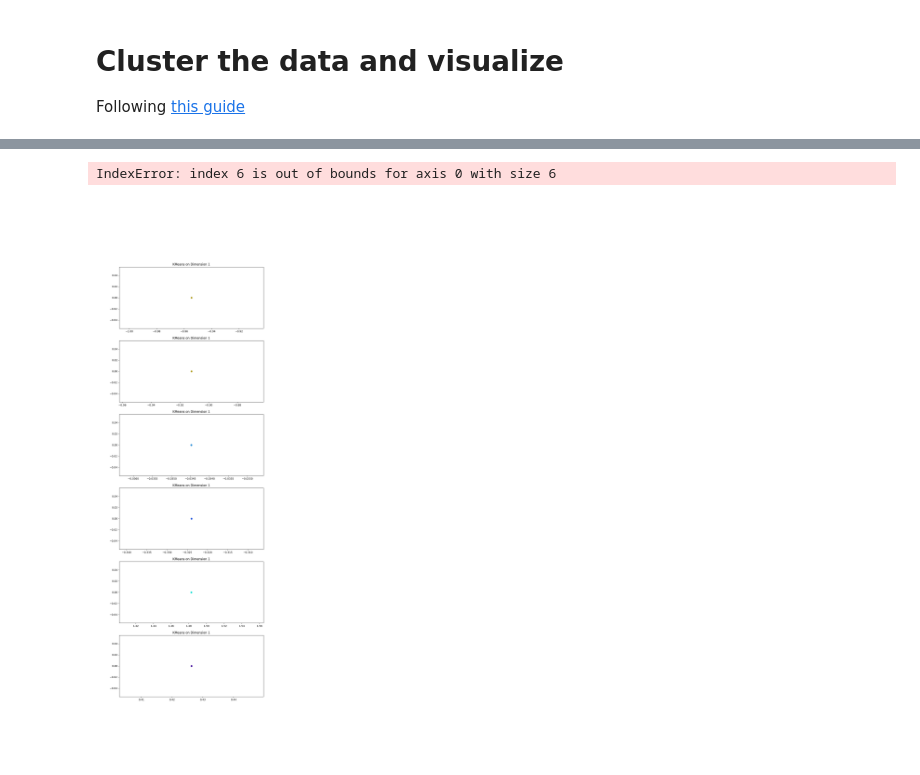
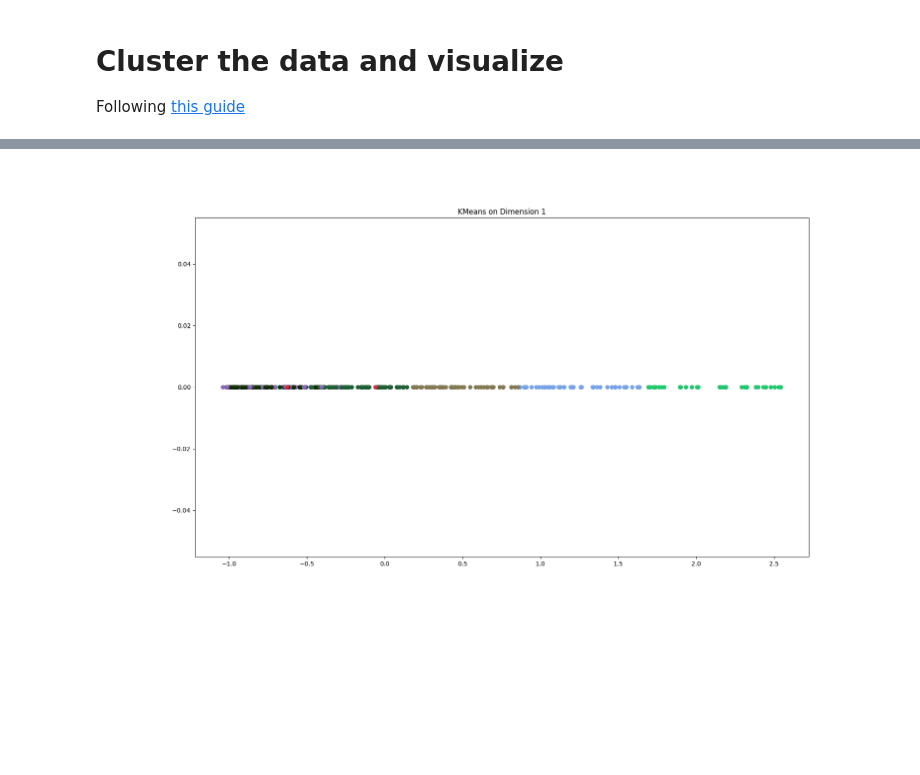
Before and after one commit to Lev-Stambler/math_cluster, a Jupyter notebook: py/cluster.ipynb, the cells around one changed output, grey strips where cells are left out. Saved outputs shown, nothing was run; the diff lists cells and outputs as text; code cells hidden in the pictures; blank space fills up the shorter version.

Commit message:
clustersize

```diff
--- a/py/cluster.ipynb
+++ b/py/cluster.ipynb
@@ -36,5 +37,6 @@ file_path = f"data_store/embeddings_seed_69420_size_10000.json"
 embeddings: List[Tuple[str, List[float]]] = json.load(open(file_path, "r"))
 
 N_CLUSTERS = 10
-N_DIMS = 4
+N_DIMS = 128
+SEED = 69420
 df, label, u_labels = cluster.cluster(embeddings, n_clusters=N_CLUSTERS, dimensions=N_DIMS)
@@ -61,53 +43,4 @@ Requirement already satisfied: six in /home/lev/.local/lib/python3.9/site-packag
 # %%
-np.random.seed(69_420)
-choices = np.random.choice(np.arange(len(df)), size=200)
+np.random.seed(SEED)
+choices = np.random.choice(np.arange(len(df)), size=400)
+colors = np.random.rand(N_CLUSTERS, 3)
-# %%
-
-# %matplotlib inline
-%matplotlib ipympl
-
-from mplcursors import cursor
-import mplcursors
-from matplotlib.text import Annotation
-
-# fig, ax = plt.subplots()
-
-# for i in range(len(df)):
-# 		np.random.seed(label[i])
-# 		ax.scatter(df[i , 0] , df[i , 1] , label = f"Cluster {i}", color = np.random.rand(3,))
-colors = np.random.rand(N_CLUSTERS, 3)
-scs = []
-# for i in range (len(df[:100])):
-fig, ax = plt.subplots(int(N_DIMS * (N_DIMS - 1) / 2), figsize=(10,30))
-
-plot_idx = 0
-
-for dim_1 in range(N_DIMS):
-    # for dim_2 in range(dim_1):
-    for i in choices:
-        sc = ax[plot_idx].scatter(df[i, dim_1], 0, label=embeddings[i][0], color=colors[label[i]])
-        ax[plot_idx].set_title(f"KMeans on Dimension {dim_1 + 1}")
-        scs.append(sc)
-
-        crs = mplcursors.cursor(ax[plot_idx], hover=True)
-        # ax[plot_idx].figure(figsize=(10,6))
-    plot_idx += 1
-
-crs.connect("add", lambda sel: sel.annotation.set_text(sel.annotation._text))#embeddings[sel.index][0]))#, sel.target[0], sel.target[1])))
-# plt.show()
-# for l in label:
-#     mask = label == l
-#     sc = ax.scatter(df[mask, 0], df[mask, 1], label=f"Cluster {l}", color=np.random.rand(3,))
-#     scs.append(sc)
-def on_plot_hover(event):
-    # Iterating over each data member plotted
-    return
-    for curve in sc.get_lines():
-        # Searching which data member corresponds to current mouse position
-        if curve.contains(event)[0]:
-            print("over %s" % curve.get_gid())
-
-fig.canvas.mpl_connect('motion_notify_event', on_plot_hover)
-# %% [output]
-IndexError: index 6 is out of bounds for axis 0 with size 6
-[figure, removed]
@@ -113,0 +104,4 @@ IndexError: index 6 is out of bounds for axis 0 with size 6
+# %%
+plot_axis(0)
+# %% [output]
+[figure, added]
```
Also changed, not shown: parts of 15 cells of this notebook, 3 other files.
